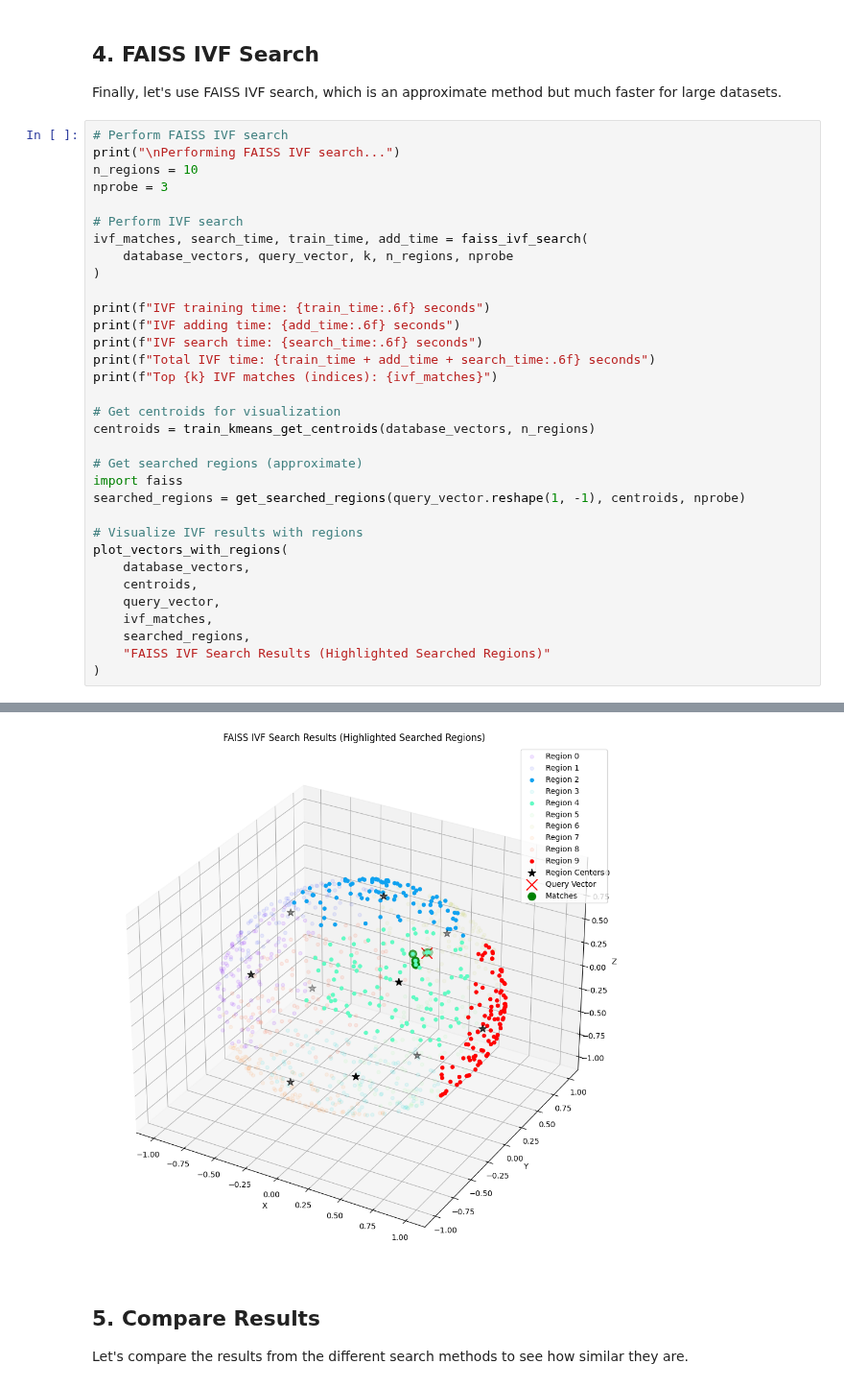
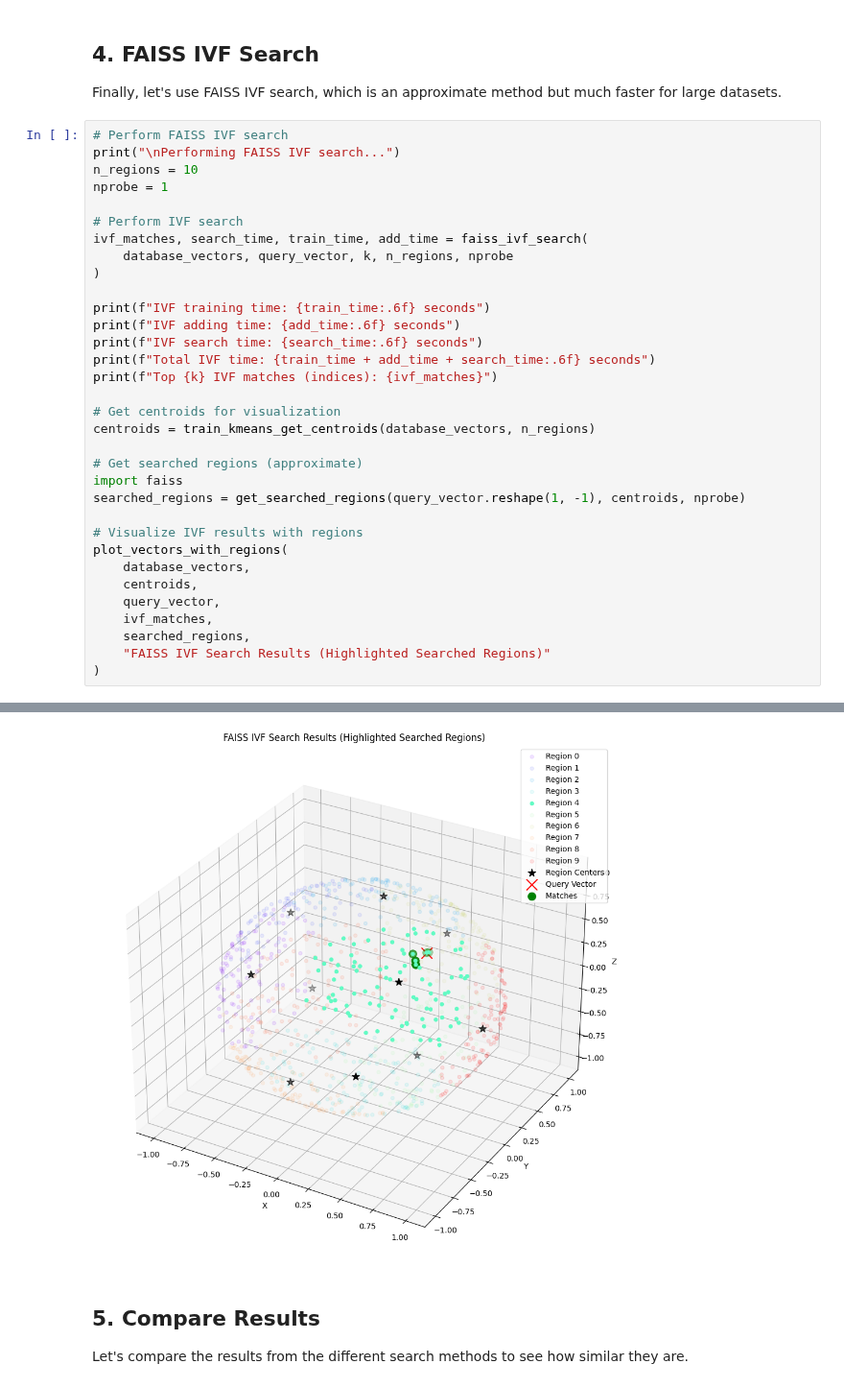
Before and after one commit to VRM1/FAISS_compression, a Jupyter notebook: faiss_demo.ipynb, the cells around one changed output, grey strips where cells are left out. Shown at 96% size. Drawn from its saved outputs; the diff is of its cells as text.

```diff
--- a/faiss_demo.ipynb
+++ b/faiss_demo.ipynb
@@ -87,7 +87,7 @@ Finally, let's use FAISS IVF search, which is an approximate method but much fas
 # Perform FAISS IVF search
 print("\nPerforming FAISS IVF search...")
 n_regions = 10
-nprobe = 3
+nprobe = 1
 
 # Perform IVF search
 ivf_matches, search_time, train_time, add_time = faiss_ivf_search(
@@ -125,5 +125,5 @@ Total IVF time: 0.040763 seconds
 Top 5 IVF matches (indices): [  0 653  61 273 336]
-[figure, old version]
+[figure, new version]
 # %% [markdown]
 ## 5. Compare Results
 
```
Also changed, not shown: parts of 3 cells of this notebook, 6 other files.
